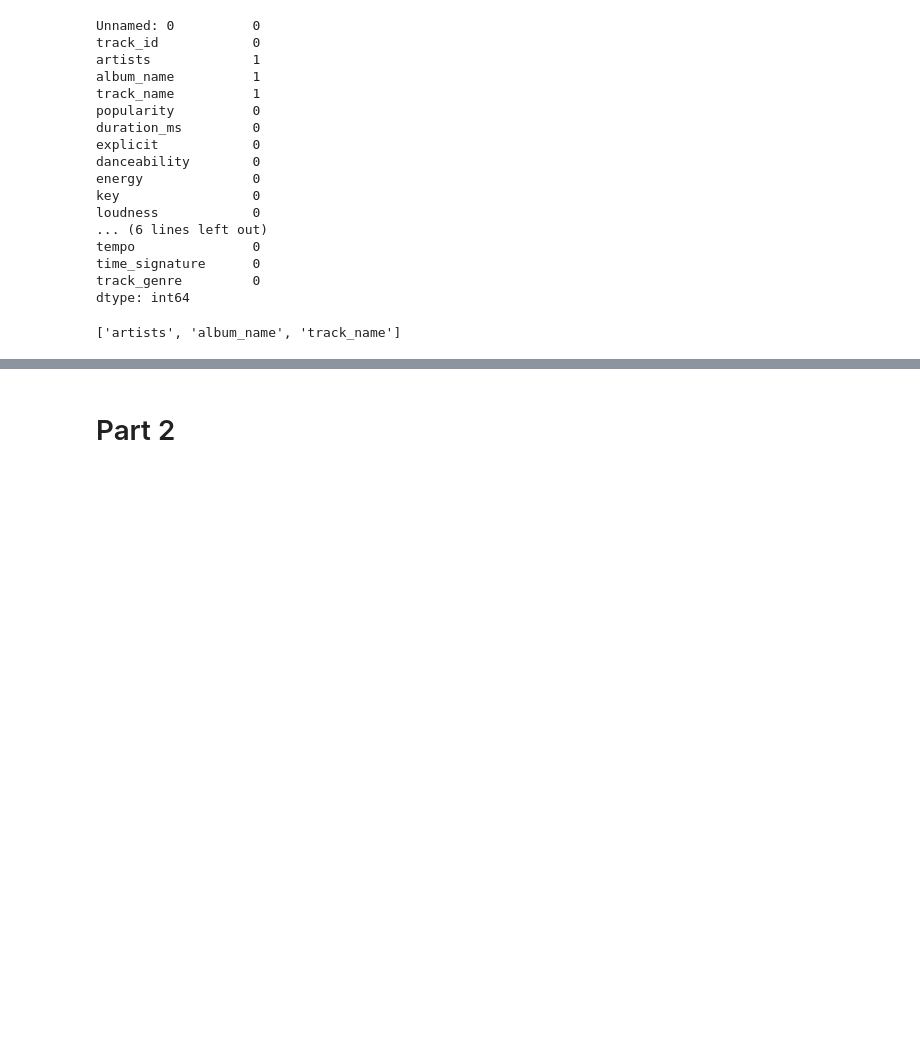
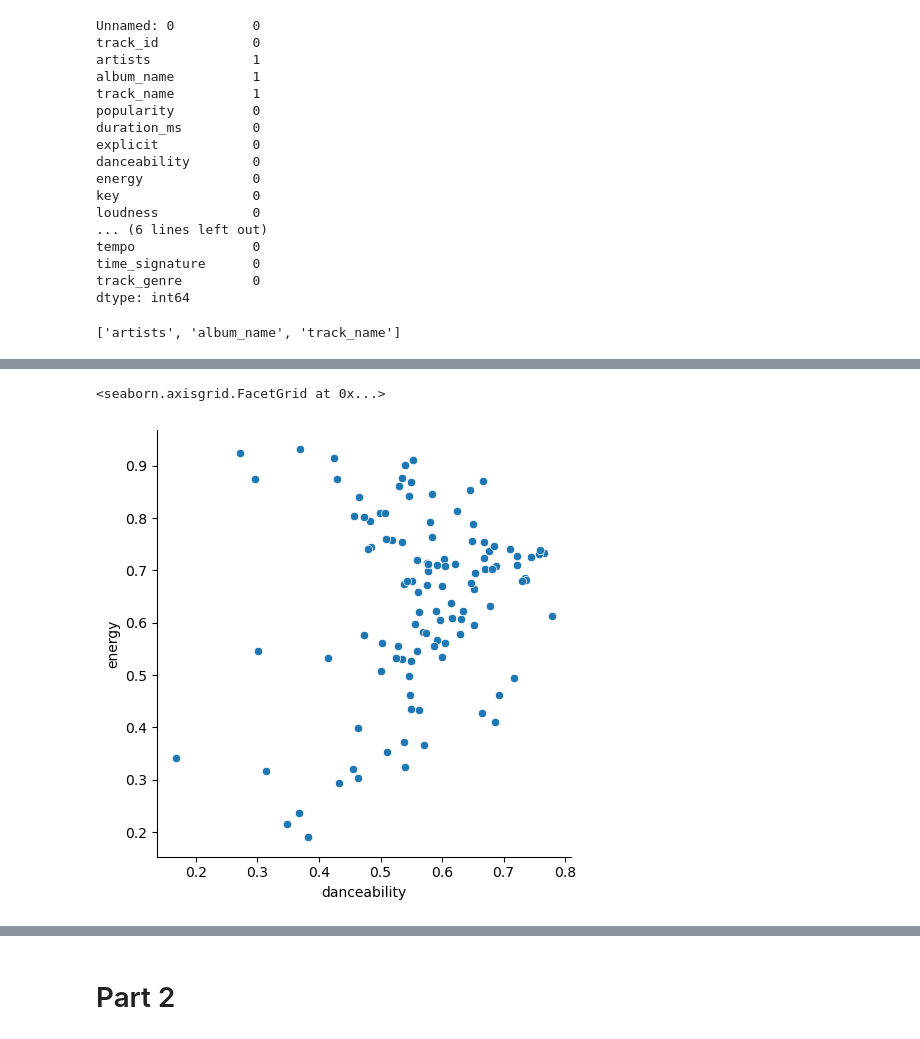
Before and after one commit to tobiasmj97/M1_assignment_recommender-app_group_5, a Jupyter notebook: M1_Assignement_UML.ipynb, the cells around one changed output, grey strips where cells are left out. Saved outputs shown, nothing was run; the diff lists cells and outputs as text; code cells hidden in the pictures; blank space fills up the shorter version.

```diff
--- a/M1_Assignement_UML.ipynb
+++ b/M1_Assignement_UML.ipynb
@@ -140,0 +296,4 @@ missing_values[missing_values].index.tolist()
+# %%
+# Explore other characteristics (like danceability, energy, etc.) by genre. Are there any noticeable differences or trends?
+energy = df.groupby('track_genre')['energy'].mean().sort_values(ascending=False)
+energy
@@ -140,0 +314,3 @@ missing_values[missing_values].index.tolist()
+# %%
+dance = df.groupby('track_genre')['danceability'].mean().sort_values(ascending=False)
+dance
@@ -141,3 +348,9 @@ missing_values[missing_values].index.tolist()
 # %%
- # Investigate the relationship between danceability and energy. Do songs that are more danceable tend to have more energy? Use a scatter plot.
- # How does song popularity relate to other characteristics like danceability, loudness, or tempo?
+# Investigate the relationship between danceability and energy. Do songs that are more danceable tend to have more energy? Use a scatter plot.
+sns.relplot(data=df,
+            x=dance,
+            y=energy,
+            kind="scatter")
+# %% [output]
+<seaborn.axisgrid.FacetGrid at 0x...>
+[figure, added]
```
Also changed, not shown: parts of 43 cells of this notebook.
